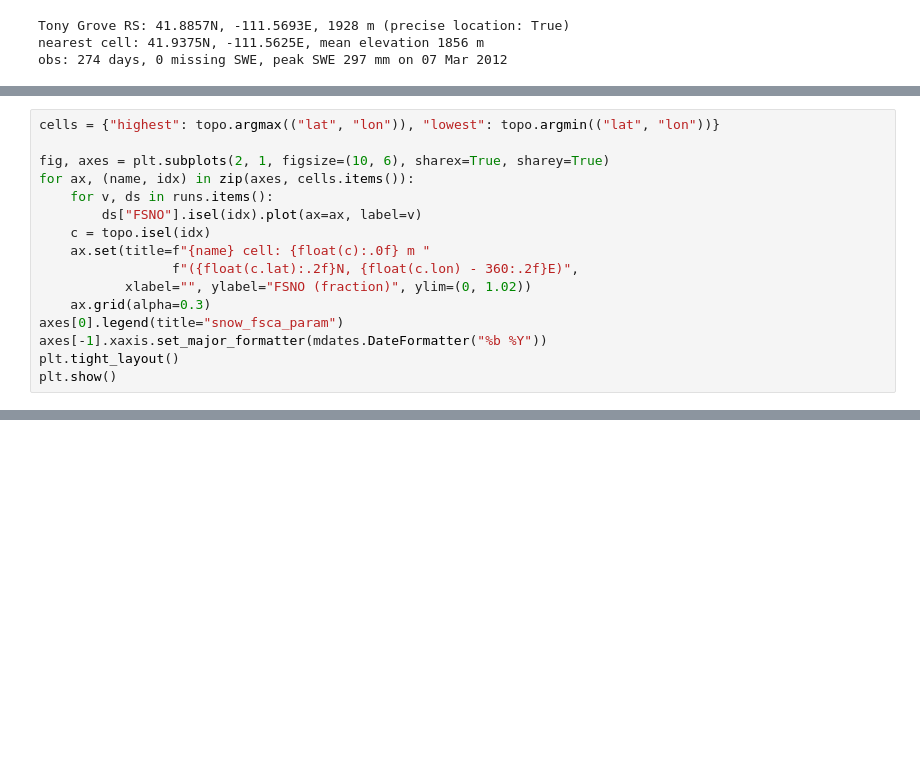
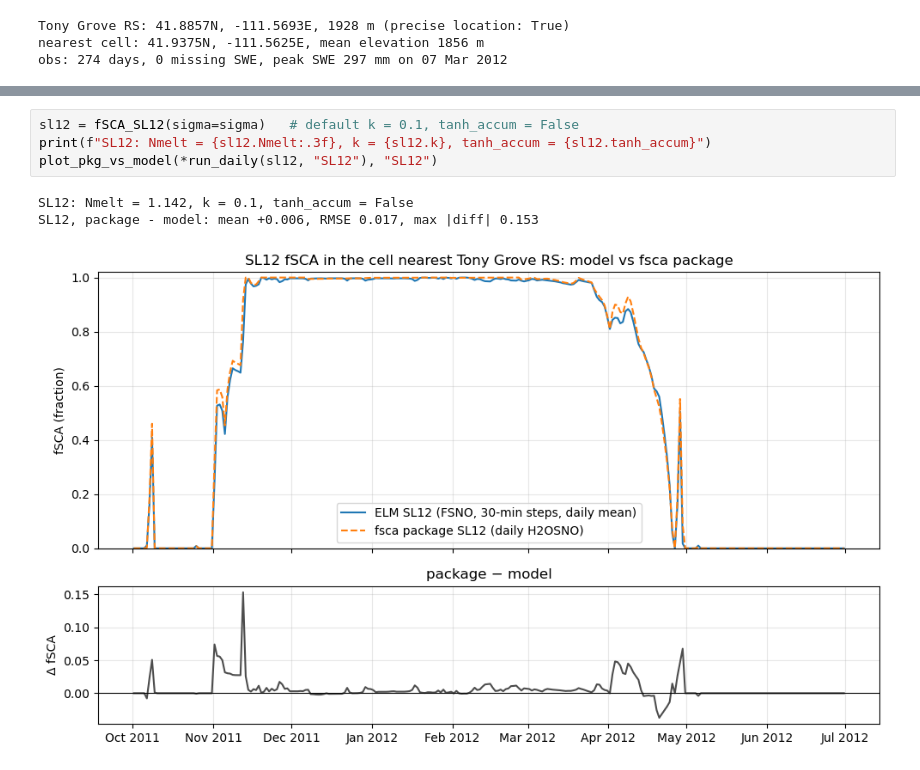
Before and after one commit to chrisrycx/E3SM_run_scripts, a Jupyter notebook: analysis/TG_NLDAS2_WY2012_fsca_sweep.ipynb, the cells around one changed output, grey strips where cells are left out. Drawn from its saved outputs; the diff is of its cells as text; blank space fills up the shorter version.

Commit message:
Added python algo calcs to compare in fsca_sweep analysis

```diff
--- a/analysis/TG_NLDAS2_WY2012_fsca_sweep.ipynb
+++ b/analysis/TG_NLDAS2_WY2012_fsca_sweep.ipynb
@@ -148,16 +178,0 @@ the grid cells with the highest and lowest mean elevation (`TOPO`).
-# %%
-cells = {"highest": topo.argmax(("lat", "lon")), "lowest": topo.argmin(("lat", "lon"))}
-
-fig, axes = plt.subplots(2, 1, figsize=(10, 6), sharex=True, sharey=True)
-for ax, (name, idx) in zip(axes, cells.items()):
-    for v, ds in runs.items():
-        ds["FSNO"].isel(idx).plot(ax=ax, label=v)
-    c = topo.isel(idx)
-    ax.set(title=f"{name} cell: {float(c):.0f} m "
-                 f"({float(c.lat):.2f}N, {float(c.lon) - 360:.2f}E)",
-           xlabel="", ylabel="FSNO (fraction)", ylim=(0, 1.02))
-    ax.grid(alpha=0.3)
-axes[0].legend(title="snow_fsca_param")
-axes[-1].xaxis.set_major_formatter(mdates.DateFormatter("%b %Y"))
-plt.tight_layout()
-plt.show()
@@ -165,0 +264,8 @@ plt.show()
+# %%
+sl12 = fSCA_SL12(sigma=sigma)   # default k = 0.1, tanh_accum = False
+print(f"SL12: Nmelt = {sl12.Nmelt:.3f}, k = {sl12.k}, tanh_accum = {sl12.tanh_accum}")
+plot_pkg_vs_model(*run_daily(sl12, "SL12"), "SL12")
+# %% [output]
+SL12: Nmelt = 1.142, k = 0.1, tanh_accum = False
+SL12, package - model: mean +0.006, RMSE 0.017, max |diff| 0.153
+[figure, added]
```
Also changed, not shown: parts of 13 cells of this notebook.
